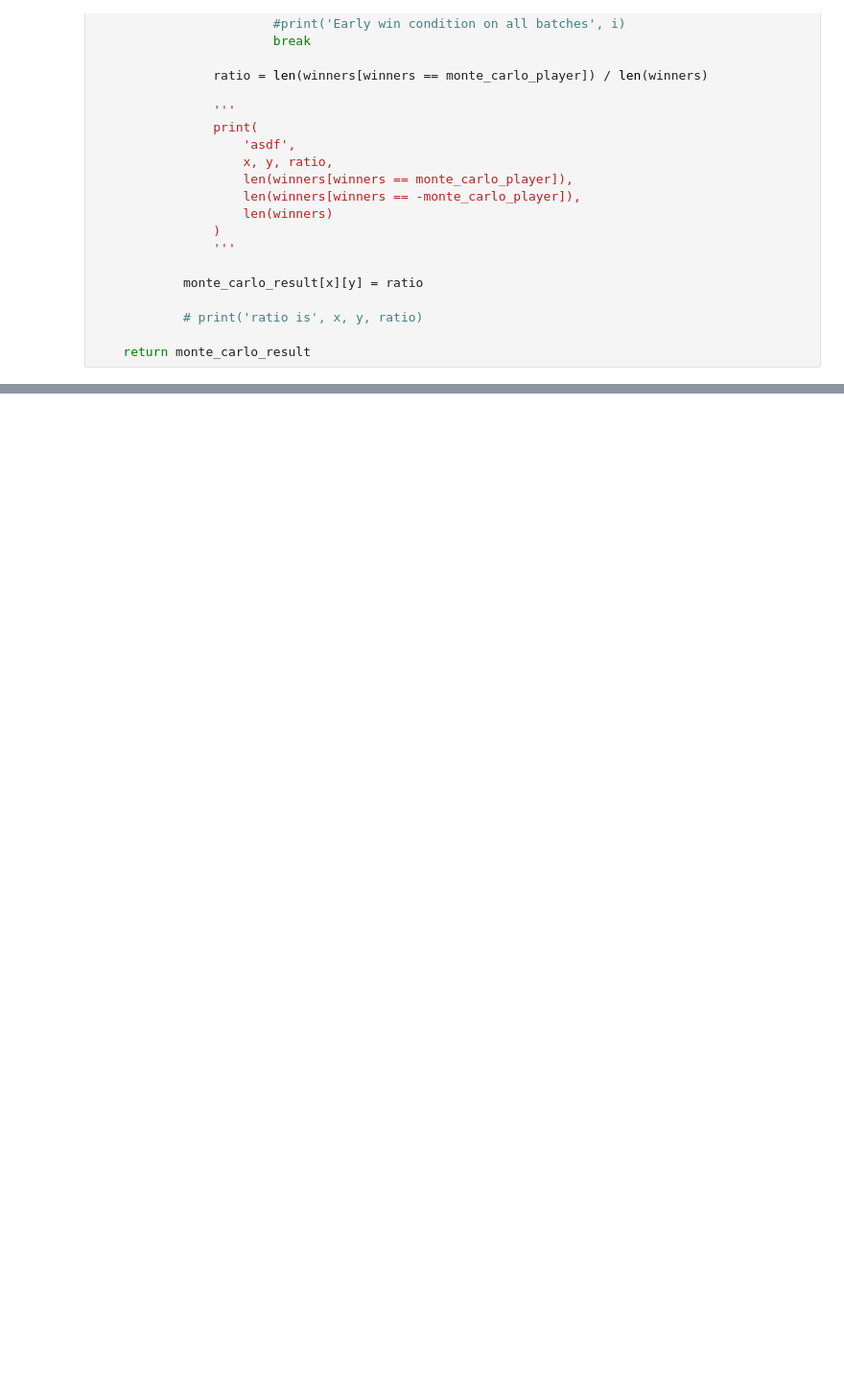
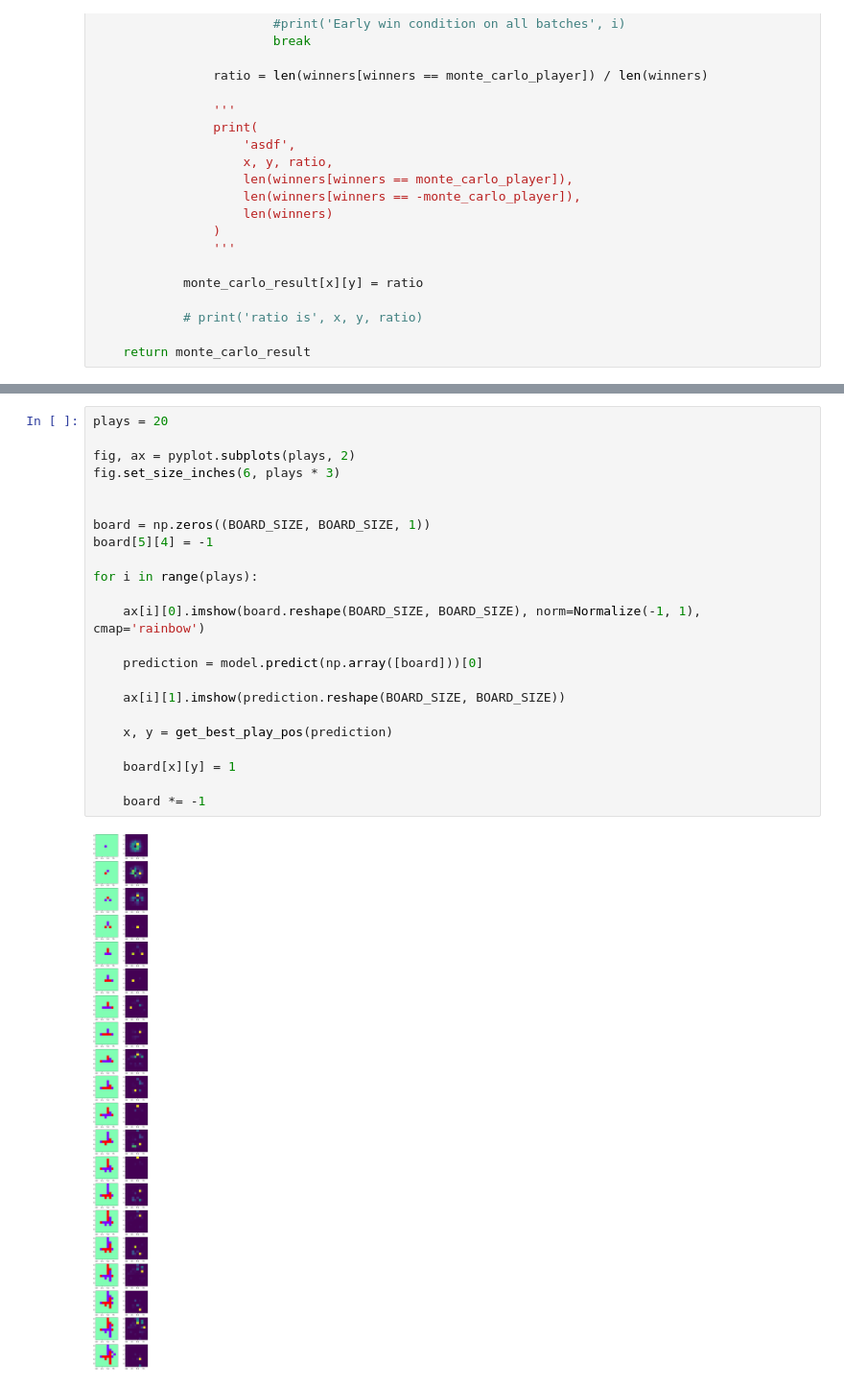
Before and after one commit to superosku/five-in-a-row-gomoku-bot, a Jupyter notebook: Viz.ipynb, the cells around one changed output, grey strips where cells are left out. Shown at 96% size. Drawn from its saved outputs; the diff is of its cells as text; blank space fills up the shorter version.

```diff
--- a/Viz.ipynb
+++ b/Viz.ipynb
@@ -326,0 +305,25 @@ Error happened
+# %%
+plays = 20
+
+fig, ax = pyplot.subplots(plays, 2)
+fig.set_size_inches(6, plays * 3)
+
+
+board = np.zeros((BOARD_SIZE, BOARD_SIZE, 1))
+board[5][4] = -1
+
+for i in range(plays):
+
+    ax[i][0].imshow(board.reshape(BOARD_SIZE, BOARD_SIZE), norm=Normalize(-1, 1), cmap='rainbow')
+
+    prediction = model.predict(np.array([board]))[0]
+
+    ax[i][1].imshow(prediction.reshape(BOARD_SIZE, BOARD_SIZE))
+
+    x, y = get_best_play_pos(prediction)
+
+    board[x][y] = 1
+
+    board *= -1
+# %% [output]
+[figure, added]
```
Also changed, not shown: parts of 5 cells of this notebook, 3 other files.
